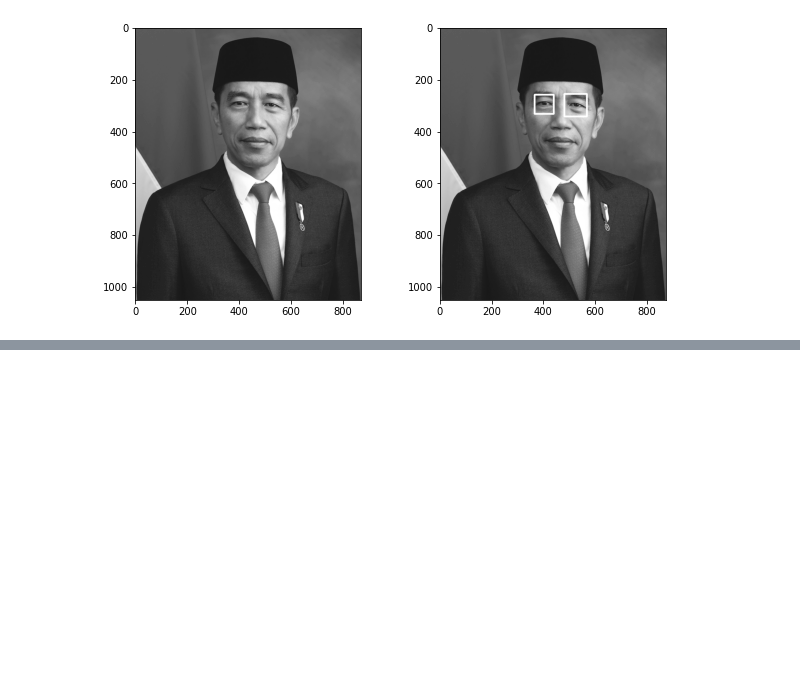
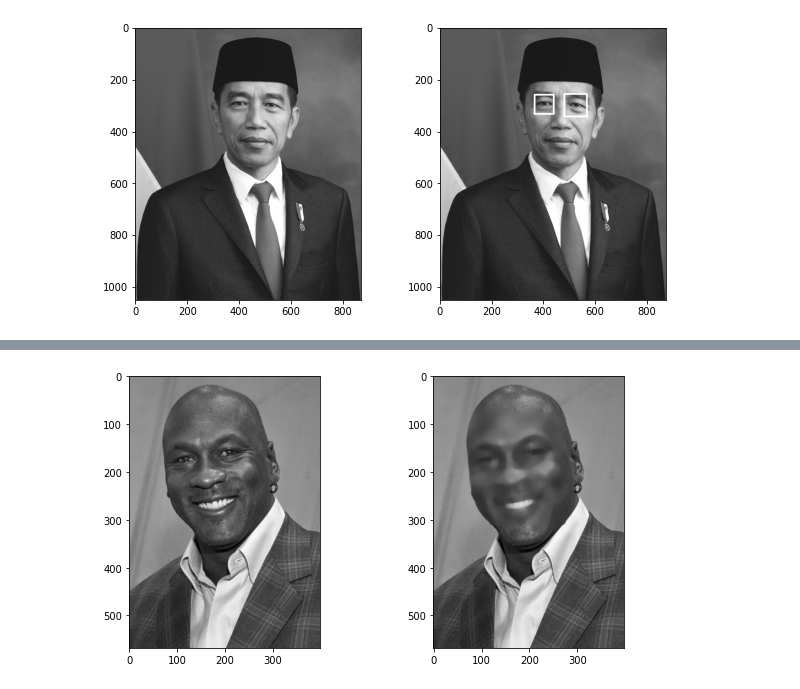
Before and after one commit to divardhia/PCVK_Genap_2022, a Jupyter notebook: Week12.ipynb, the cells around one changed output, grey strips where cells are left out. Drawn from its saved outputs; the diff is of its cells as text; code cells hidden in the pictures; blank space fills up the shorter version.

```diff
--- a/Week12.ipynb
+++ b/Week12.ipynb
@@ -415,0 +417,28 @@ MessageError: ignored
+# %%
+# Blurring pada bagian wajah
+cascade_wajah = cv.CascadeClassifier('/content/drive/MyDrive/PCVK_MM/Images/haarcascades/haarcascade_frontalface_alt2.xml')
+
+# input image
+input_image =  cv.imread('/content/drive/MyDrive/PCVK_MM/Images/facedet/mjordan.jpg',0)
+
+# output image
+output_image = input_image.copy()
+
+# deteksi wajah
+wajah = cascade_wajah.detectMultiScale(output_image)
+(x,y,w,h) = wajah[0]
+face_image = output_image[y:y+h, x:x+w]
+
+# blur wajah yang terdeteksi
+blur_image = cv.medianBlur(face_image, 15)
+
+# Masukkan kembali wajah yang blur ke output image
+output_image[y:y+h, x:x+w] = blur_image
+
+# Membuat figure dan menampilkan hasil
+plt.figure(figsize = (10,5))
+plt.subplot(1,2,1),plt.imshow(input_image, cmap='gray')
+plt.subplot(1,2,2),plt.imshow(output_image, cmap='gray')
+plt.show()
+# %% [output]
+[figure, added]
```
Also changed, not shown: parts of 2 cells of this notebook.
